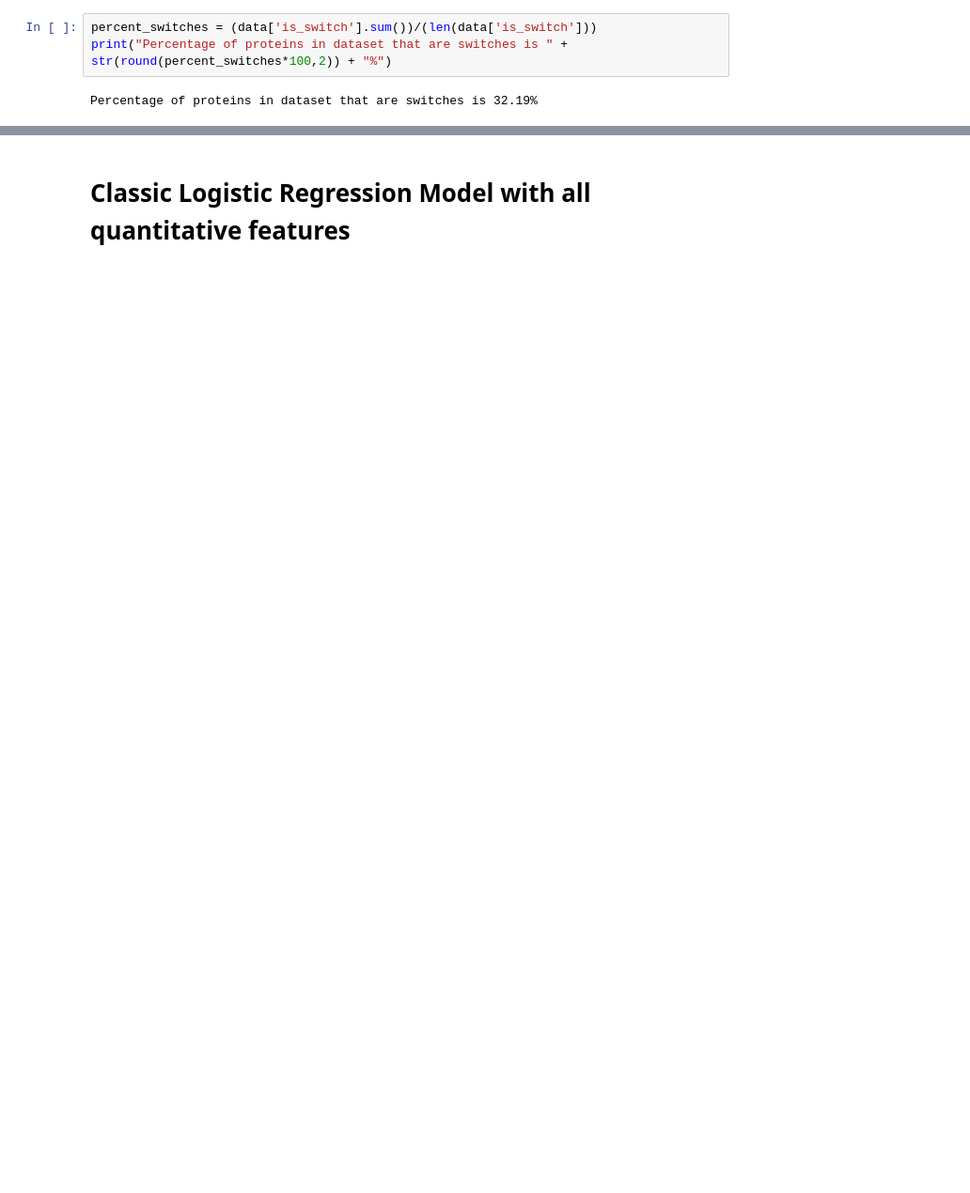
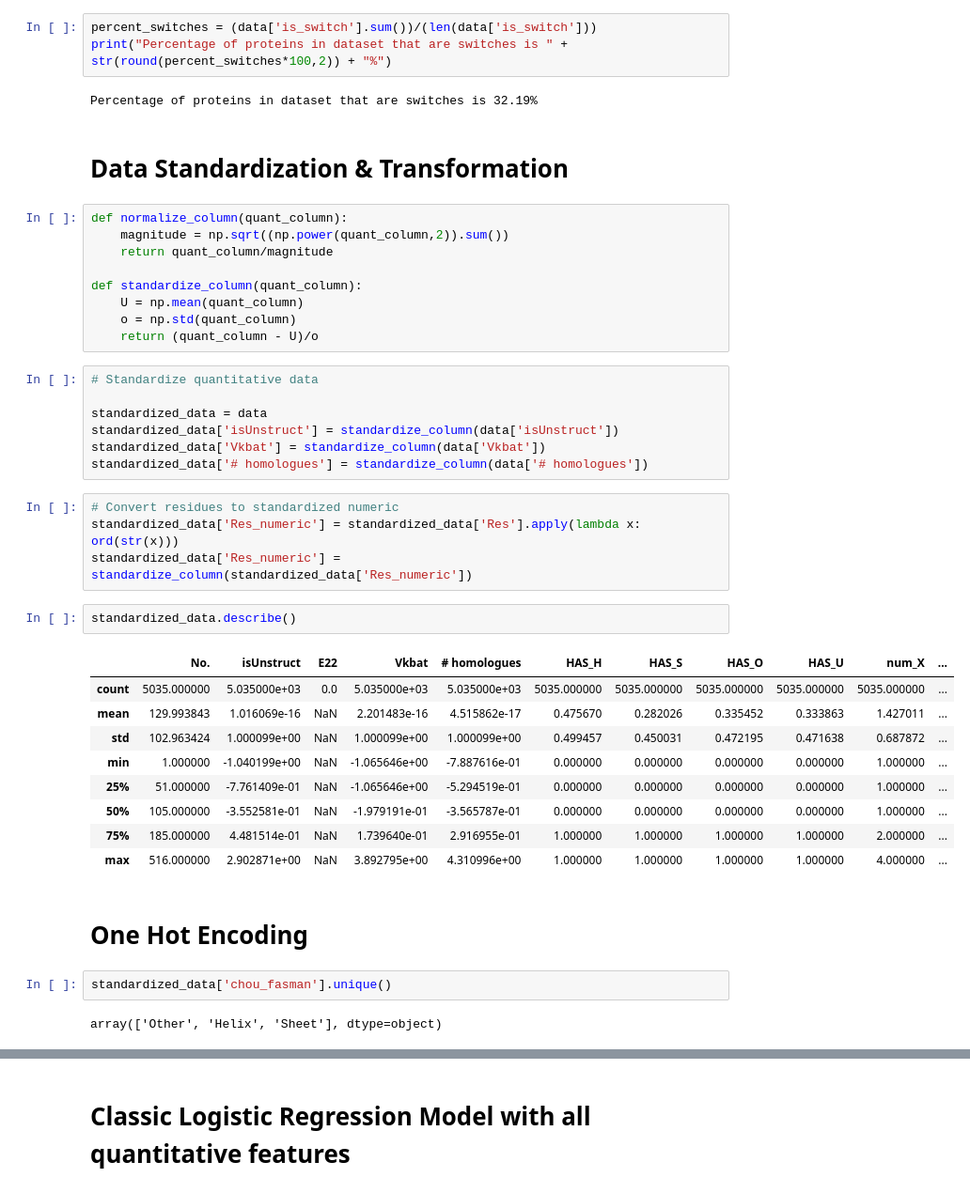
Before and after one commit to RitaliJ/research-LustigGroup-SJSU, a Jupyter notebook: PartialDatasetPractice/partial-data-practice.ipynb, the cells around one changed output, grey strips where cells are left out. Shown at 94% size. Cells and saved outputs as stored; diff of their text form; blank space fills up the shorter version.

```diff
--- a/PartialDatasetPractice/partial-data-practice.ipynb
+++ b/PartialDatasetPractice/partial-data-practice.ipynb
@@ -60,3 +86,43 @@ percent_switches = (data['is_switch'].sum())/(len(data['is_switch']))
 print("Percentage of proteins in dataset that are switches is " + str(round(percent_switches*100,2)) + "%")
 # %% [output]
 Percentage of proteins in dataset that are switches is 32.19%
+# %% [markdown]
+# Data Standardization & Transformation
+# %%
+def normalize_column(quant_column):
+    magnitude = np.sqrt((np.power(quant_column,2)).sum())
+    return quant_column/magnitude
+
+def standardize_column(quant_column):
+    U = np.mean(quant_column)
+    o = np.std(quant_column)
+    return (quant_column - U)/o
+# %%
+# Standardize quantitative data
+
+standardized_data = data
+standardized_data['isUnstruct'] = standardize_column(data['isUnstruct'])
+standardized_data['Vkbat'] = standardize_column(data['Vkbat'])
+standardized_data['# homologues'] = standardize_column(data['# homologues'])
+# %%
+# Convert residues to standardized numeric
+standardized_data['Res_numeric'] = standardized_data['Res'].apply(lambda x: ord(str(x)))
+standardized_data['Res_numeric'] = standardize_column(standardized_data['Res_numeric'])
+# %%
+standardized_data.describe()
+# %% [output]
+|  | No. | isUnstruct | E22 | Vkbat | # homologues | HAS_H | HAS_S | HAS_O | HAS_U | num_X | ... |
+| count | 5035.000000 | 5.035000e+03 | 0.0 | 5.035000e+03 | 5.035000e+03 | 5035.000000 | 5035.000000 | 5035.000000 | 5035.000000 | 5035.000000 | ... |
+| mean | 129.993843 | 1.016069e-16 | NaN | 2.201483e-16 | 4.515862e-17 | 0.475670 | 0.282026 | 0.335452 | 0.333863 | 1.427011 | ... |
+| std | 102.963424 | 1.000099e+00 | NaN | 1.000099e+00 | 1.000099e+00 | 0.499457 | 0.450031 | 0.472195 | 0.471638 | 0.687872 | ... |
+| min | 1.000000 | -1.040199e+00 | NaN | -1.065646e+00 | -7.887616e-01 | 0.000000 | 0.000000 | 0.000000 | 0.000000 | 1.000000 | ... |
+| 25% | 51.000000 | -7.761409e-01 | NaN | -1.065646e+00 | -5.294519e-01 | 0.000000 | 0.000000 | 0.000000 | 0.000000 | 1.000000 | ... |
+| 50% | 105.000000 | -3.552581e-01 | NaN | -1.979191e-01 | -3.565787e-01 | 0.000000 | 0.000000 | 0.000000 | 0.000000 | 1.000000 | ... |
+| 75% | 185.000000 | 4.481514e-01 | NaN | 1.739640e-01 | 2.916955e-01 | 1.000000 | 1.000000 | 1.000000 | 1.000000 | 2.000000 | ... |
+| max | 516.000000 | 2.902871e+00 | NaN | 3.892795e+00 | 4.310996e+00 | 1.000000 | 1.000000 | 1.000000 | 1.000000 | 4.000000 | ... |
+# %% [markdown]
+# One Hot Encoding
+# %%
+standardized_data['chou_fasman'].unique()
+# %% [output]
+array(['Other', 'Helix', 'Sheet'], dtype=object)
```
Also changed, not shown: parts of 34 cells of this notebook, 1 other file.
